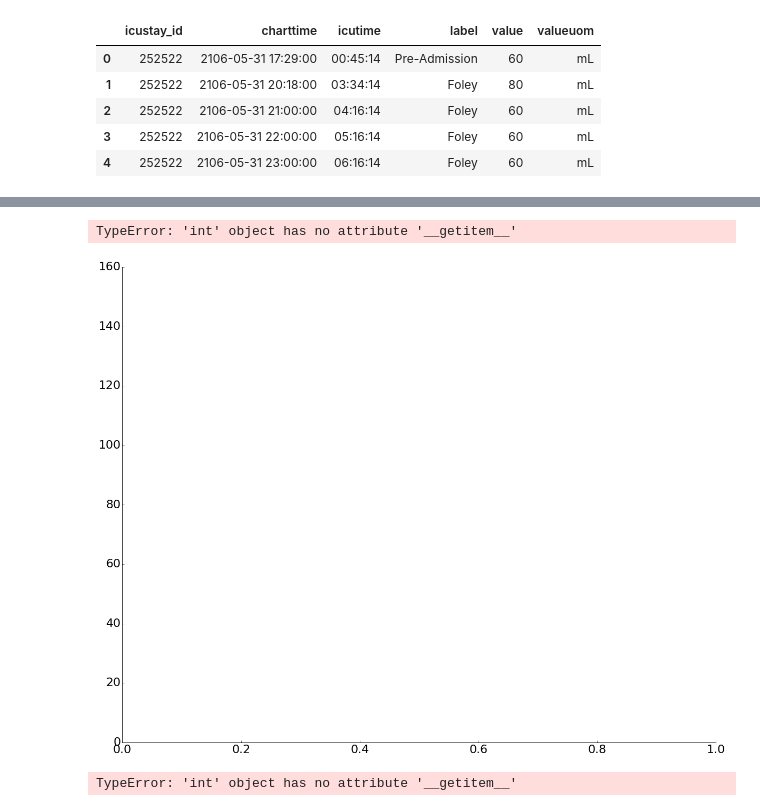
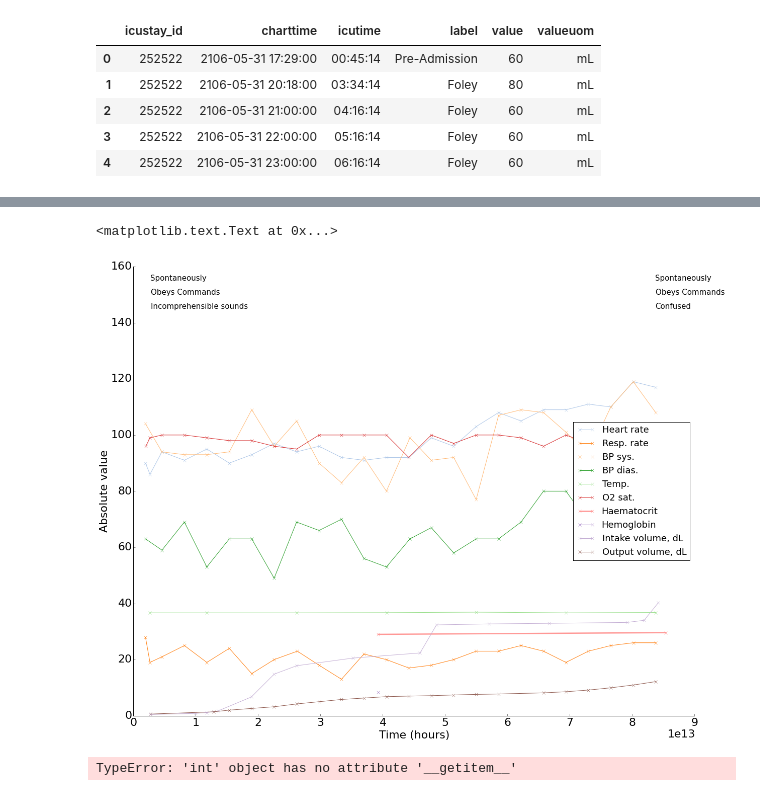
Before and after one commit to MIT-LCP/mimic-iii-paper, a Jupyter notebook: example-patient.ipynb, the cells around one changed output, grey strips where cells are left out. Drawn from its saved outputs; the diff is of its cells as text; code cells hidden in the pictures.

```diff
--- a/example-patient.ipynb
+++ b/example-patient.ipynb
@@ -218,11 +218,11 @@ plt.ylim(0,160)
 # Plot a few vital signs
 plt.plot(charts.icutime[charts.label=='Heart Rate'],
          charts.valuenum[charts.label=='Heart Rate'],
-         color='red', marker='x', markersize=6, label='Heart rate')
+         color=tableau20[1], marker='x', markersize=6, label='Heart rate')
 
 plt.plot(charts.icutime[charts.label=='Respiratory Rate'],
          charts.valuenum[charts.label=='Respiratory Rate'],
-         color='green', marker='x', markersize=6, label='Resp. rate')
+         color=tableau20[2], marker='x', markersize=6, label='Resp. rate')
 
 # plt.plot(charts.icutime[charts.label=='Non Invasive Blood Pressure mean'],
 #          charts.valuenum[charts.label=='Non Invasive Blood Pressure mean'],
@@ -230,63 +230,70 @@ plt.plot(charts.icutime[charts.label=='Respiratory Rate'],
 
 plt.plot(charts.icutime[charts.label=='Non Invasive Blood Pressure systolic'],
          charts.valuenum[charts.label=='Non Invasive Blood Pressure systolic'],
-         color='deepskyblue', marker='x', markersize=6, label='BP sys.')
+         color=tableau20[3], lw=2.5,
+         marker='x', markersize=6, label='BP sys.')
 
 plt.plot(charts.icutime[charts.label=='Non Invasive Blood Pressure diastolic'],
          charts.valuenum[charts.label=='Non Invasive Blood Pressure diastolic'],
-         color='blue', marker='x', markersize=6, label='BP dias.')
+         color=tableau20[4], lw=2.5,
+         marker='x', markersize=6, label='BP dias.')
 
 plt.plot(charts.icutime[charts.label=='Temperature Fahrenheit'],
          (charts.valuenum[charts.label=='Temperature Fahrenheit']-32)/1.8,
-         color='orange', marker='x', markersize=6, label='Temp.')
+         color=tableau20[5], lw=2.5,
+         marker='x', markersize=6, label='Temp.')
 
 plt.plot(charts.icutime[charts.label=='O2 saturation pulseoxymetry'],
          charts.valuenum[charts.label=='O2 saturation pulseoxymetry'],
-         color='magenta', marker='x', markersize=6, label='O2 sat.')
+         color=tableau20[6], lw=2.5,
+         marker='x', markersize=6, label='O2 sat.')
 
 # Plot some laboratory values
 plt.plot(labs.icutime[labs.label=='HEMATOCRIT'],
          labs.valuenum[labs.label=='HEMATOCRIT'],
-         color='salmon', marker='x', markersize=6, label='Haematocrit')
+         color=tableau20[7], lw=2.5,
+         marker='x', markersize=6, label='Haematocrit')
 
 plt.plot(labs.icutime[labs.label=='HEMOGLOBIN'],
          labs.valuenum[labs.label=='HEMOGLOBIN'],
-         color='mediumpurple', marker='x', markersize=6, label='Hemoglobin')
+         color=tableau20[8], lw=2.5,
+         marker='x', markersize=6, label='Hemoglobin')
 
 # Plot some input/output events
 plt.plot(inputs.icustarttime[inputs.amountuom=='mL'],
          inputs.amount[inputs.amountuom=='mL'].cumsum()/100,
-         color='royalblue', marker='x', markersize=6, label='Intake volume, dL')
+         color=tableau20[9], lw=2.5,
+         marker='x', markersize=6, label='Intake volume, dL')
 
 plt.plot(outputs.icutime,
          outputs.value.cumsum()/100,
-         color='silver', marker='x', markersize=6, label='Output volume, dL')
+         color=tableau20[10], lw=2.5marker='x', markersize=6, label='Output volume, dL')
 
 # Plot Glasgow Coma Scale measurements every hour or so
 # plt.text(-10,155,'GCS - Eye Opening',fontsize=14)
 for i, txt in enumerate(charts.value[charts.label=='GCS - Eye Opening'].values):
     if np.mod(i,6)==0 and i < 65:
         plt.annotate(txt, (charts.icutime[charts.label=='GCS - Eye Opening'].values[i],155),fontsize=15)
 
 # plt.text(-60,150,'GCS - Motor Response',fontsize=14)
 for i, txt in enumerate(charts.value[charts.label=='GCS - Motor Response'].values):
     if np.mod(i,6)==0 and i < 65:
         plt.annotate(txt, (charts.icutime[charts.label=='GCS - Motor Response'].values[i],150),fontsize=15)
 
 # plt.text(-60,145,'GCS - Verbal Response',fontsize=15)
 for i, txt in enumerate(charts.value[charts.label=='GCS - Verbal Response'].values):
     if np.mod(i,6)==0 and i < 65:
         plt.annotate(txt, (charts.icutime[charts.label=='GCS - Verbal Response'].values[i],145),fontsize=15)
 
 plt.legend(loc=5,fontsize=18)
 plt.xlabel('Time (hours)',fontsize=22)
 plt.ylabel('Absolute value',fontsize=22)
 
 # Save the figure
 # fig.savefig('examplepatient.pdf', bbox_inches='tight')
 # %% [output]
-TypeError: 'int' object has no attribute '__getitem__'
+<matplotlib.text.Text at 0x...>
-[figure, old version]
+[figure, new version]
 # %%
 # %% [output]
 TypeError: 'int' object has no attribute '__getitem__'
```
